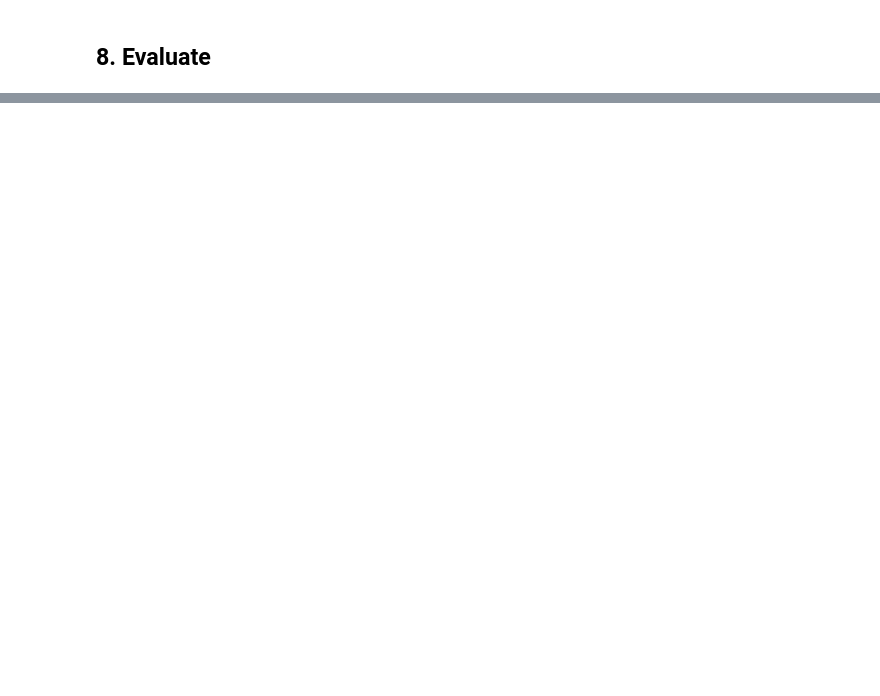
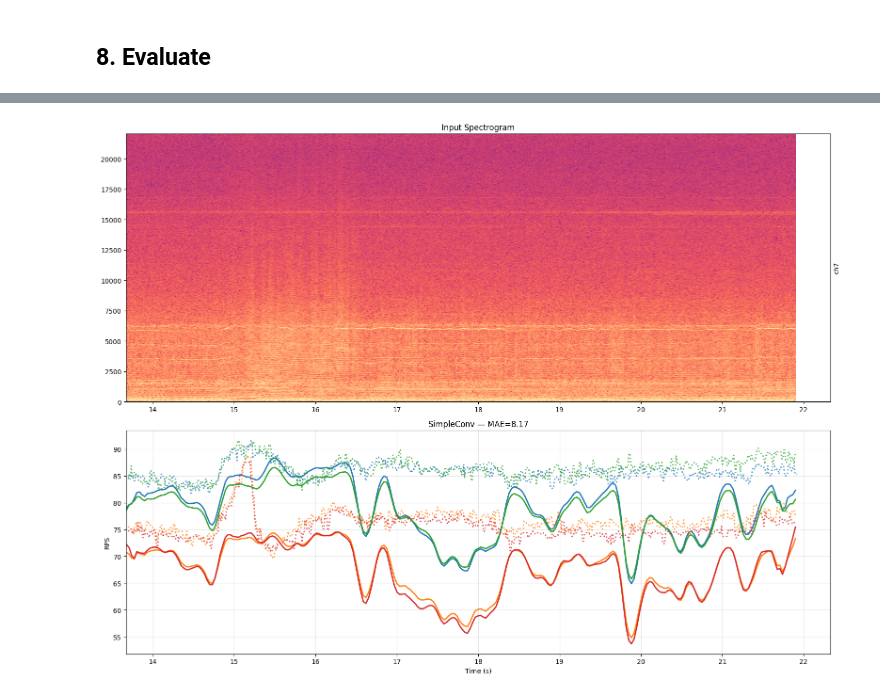
Before and after one commit to flyingleafe/Edge-BS-RoFormer-DroneNoise-LibriMix, a Jupyter notebook: notebooks/dregon_rps_minimal.ipynb, the cells around one changed output, grey strips where cells are left out. Cells and saved outputs as stored; diff of their text form; code cells hidden in the pictures; blank space fills up the shorter version.

```diff
--- a/notebooks/dregon_rps_minimal.ipynb
+++ b/notebooks/dregon_rps_minimal.ipynb
@@ -252,2 +223,18 @@ model.load_state_dict(state_dict)
+# %%
+model = load_model("bi../results/rps_exp_bigru_v2/best_simple_conv_bigru_v2.pt")
 # %% [markdown]
 ## 8. Evaluate
+# %%
+chunk = frame.slice(13.676, 21.900)
+print(chunk)
+print(chunk["audio"].t_start)
+print(chunk["audio"].t_first_edge)
+fig = plot_sample_comparison(sample=chunk)
+
+input_44_1k = chunk["audio"].samples
+print(input_44_1k.shape)
+
+input_audio = chunk["audio"].resample(16000).samples
+
+with torch.no_grad():
+    res = model(torch.from_numpy(input_audio).to(dtype=torch.float32))
@@ -253,0 +247,5 @@ model.load_state_dict(state_dict)
+# %%
+CH = 7
+fig = plot_sample_comparison(sample=chunk, channel=CH, preds={'SimpleConv': res[CH].numpy()})
+# %% [output]
+[figure, added]
```
Also changed, not shown: parts of 18 cells of this notebook, 19 other files.
